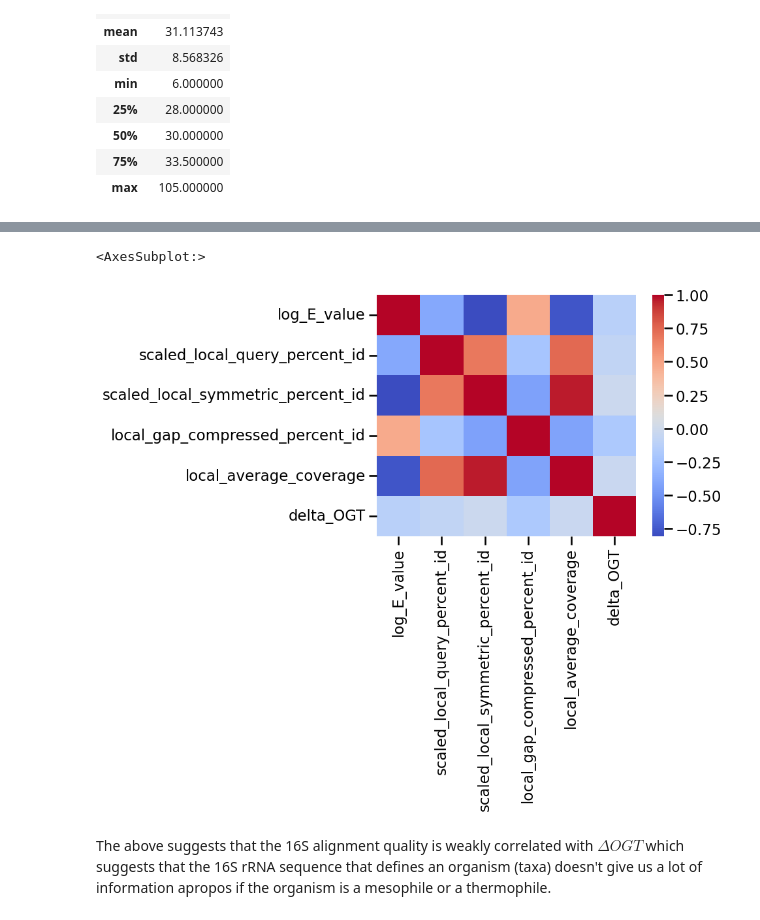
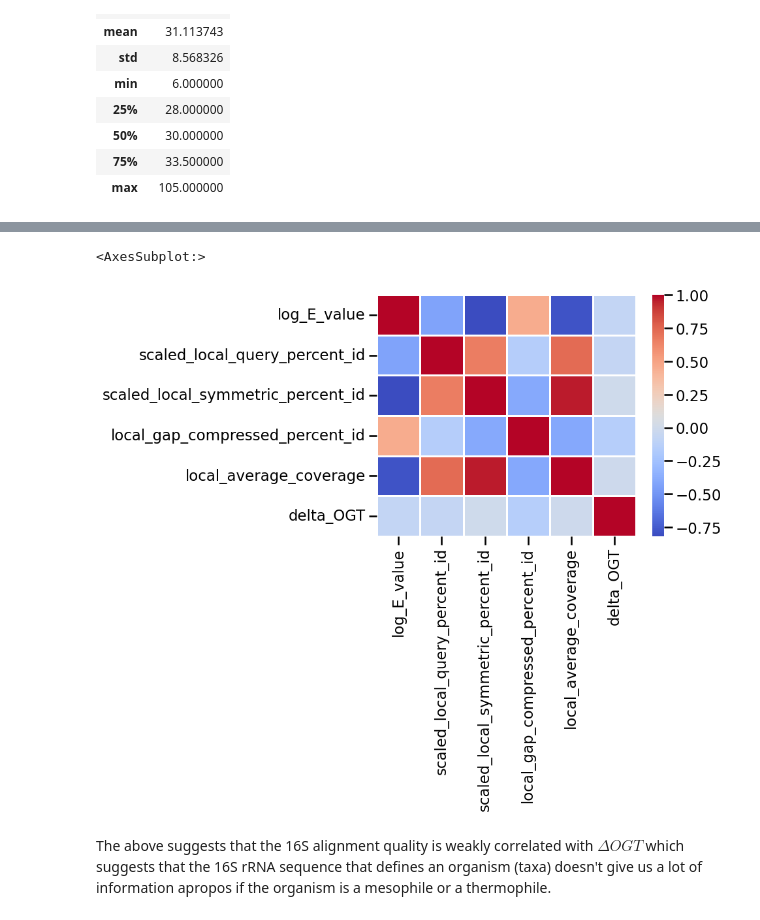
Before and after one commit to BeckResearchLab/learn2thermDB, a Jupyter notebook: notebooks/Plotting_HA.ipynb, the cells around one changed output, grey strips where cells are left out. Drawn from its saved outputs; the diff is of its cells as text; code cells hidden in the pictures.

```diff
--- a/notebooks/Plotting_HA.ipynb
+++ b/notebooks/Plotting_HA.ipynb
@@ -99,9 +100,9 @@ sns.pairplot(data=df_16s[['log_E_value','scaled_local_query_percent_id','scaled_
 # %%
 cormat=df_16s[['log_E_value','scaled_local_query_percent_id','scaled_local_symmetric_percent_id','local_gap_compressed_percent_id','local_average_coverage','delta_OGT']].corr()
-sns.heatmap(cormat, cmap='coolwarm')
+sns.heatmap(cormat, linewidth=0.75, fmt=".1f", cmap='coolwarm')
 # %% [output]
 <AxesSubplot:>
-[figure, old version]
+[figure, new version]
 # %% [markdown]
 The above suggests that the 16S alignment quality is weakly correlated with $ \Delta OGT $ which suggests that the 16S rRNA sequence that defines an organism (taxa) doesn't give us a lot of information apropos if the organism is a mesophile or a thermophile.
 # %% [markdown]
```
Also changed, not shown: parts of 32 cells of this notebook.
